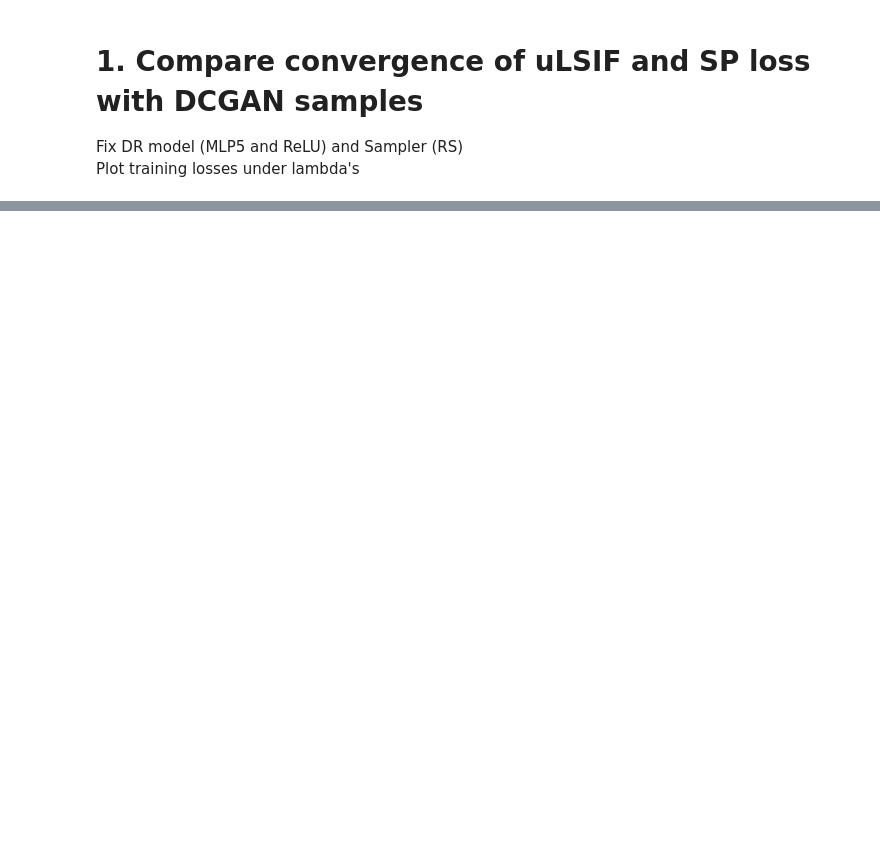
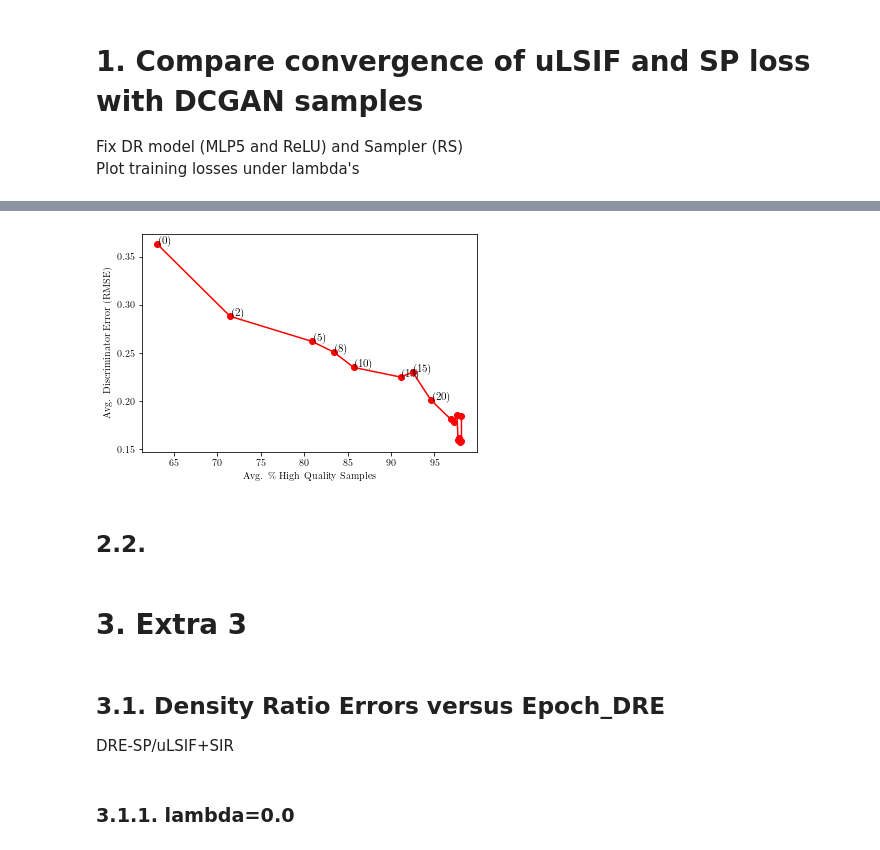
Before and after one commit to UBCDingXin/DDRE_Sampling_GANs, a Jupyter notebook: Simulation/Results_Visualization.ipynb, the cells around one changed output, grey strips where cells are left out. Cells and saved outputs as stored; diff of their text form; code cells hidden in the pictures; blank space fills up the shorter version.

```diff
--- a/Simulation/Results_Visualization.ipynb
+++ b/Simulation/Results_Visualization.ipynb
@@ -137,0 +175,17 @@ f2.savefig(filename_SP, bbox_inches='tight')
+# %%
+# plot percentHQ versus discErr
+filename = wd + "/Output/saved_images/avgdiscErr_versus_percentHQ.pdf"
+f2 = plt.figure()
+plt.rc('text', usetex=True)
+plt.rc('font', family='serif')
+plt.plot(data_sort_hqs[:,2], data_sort_hqs[:,1], c='r', ls='-', marker='o')
+plt.xlabel("Avg. \% High Quality Samples")
+plt.ylabel("Avg. Discriminator Error (RMSE)")
+# plt.legend(fontsize='small')
+for i in range(len(data_sort_hqs)):
+    if data_sort_hqs[i,0]<=20:
+        plt.text(data_sort_hqs[i,2]+0.2, data_sort_hqs[i,1], '('+str(int(data_sort_hqs[i,0]))+')', fontsize=11)
+plt.show()
+f2.savefig(filename, bbox_inches='tight')
+# %% [output]
+[figure, added]
@@ -137,0 +210,7 @@ f2.savefig(filename_SP, bbox_inches='tight')
+# %% [markdown]
+## 2.2.
+# %% [markdown]
+# 3. Extra 3
+# %% [markdown]
+## 3.1. Density Ratio Errors versus Epoch_DRE
+DRE-SP/uLSIF+SIR
@@ -137,0 +227,2 @@ f2.savefig(filename_SP, bbox_inches='tight')
+# %% [markdown]
+### 3.1.1. lambda=0.0
```
Also changed, not shown: parts of 51 cells of this notebook, 37 other files.
